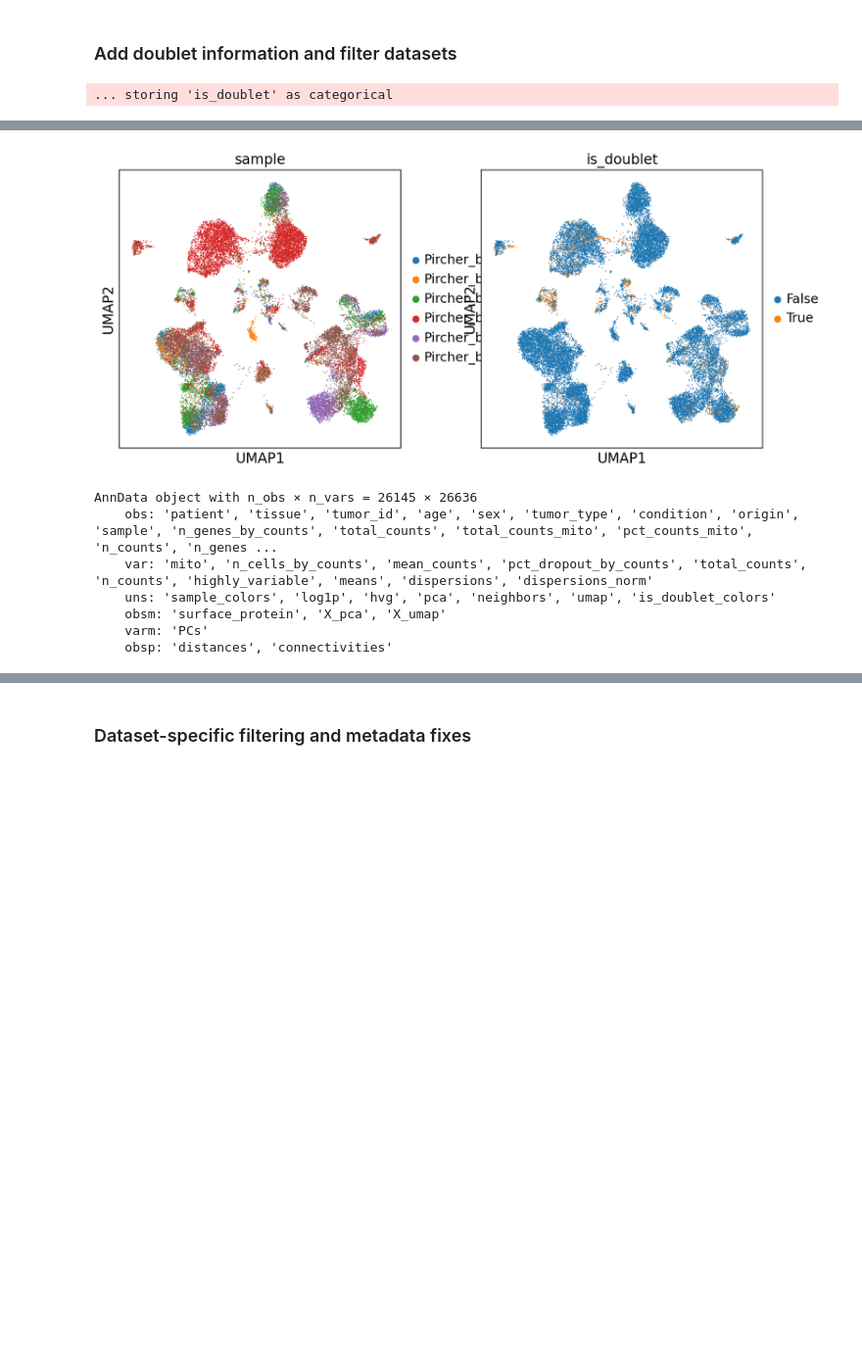
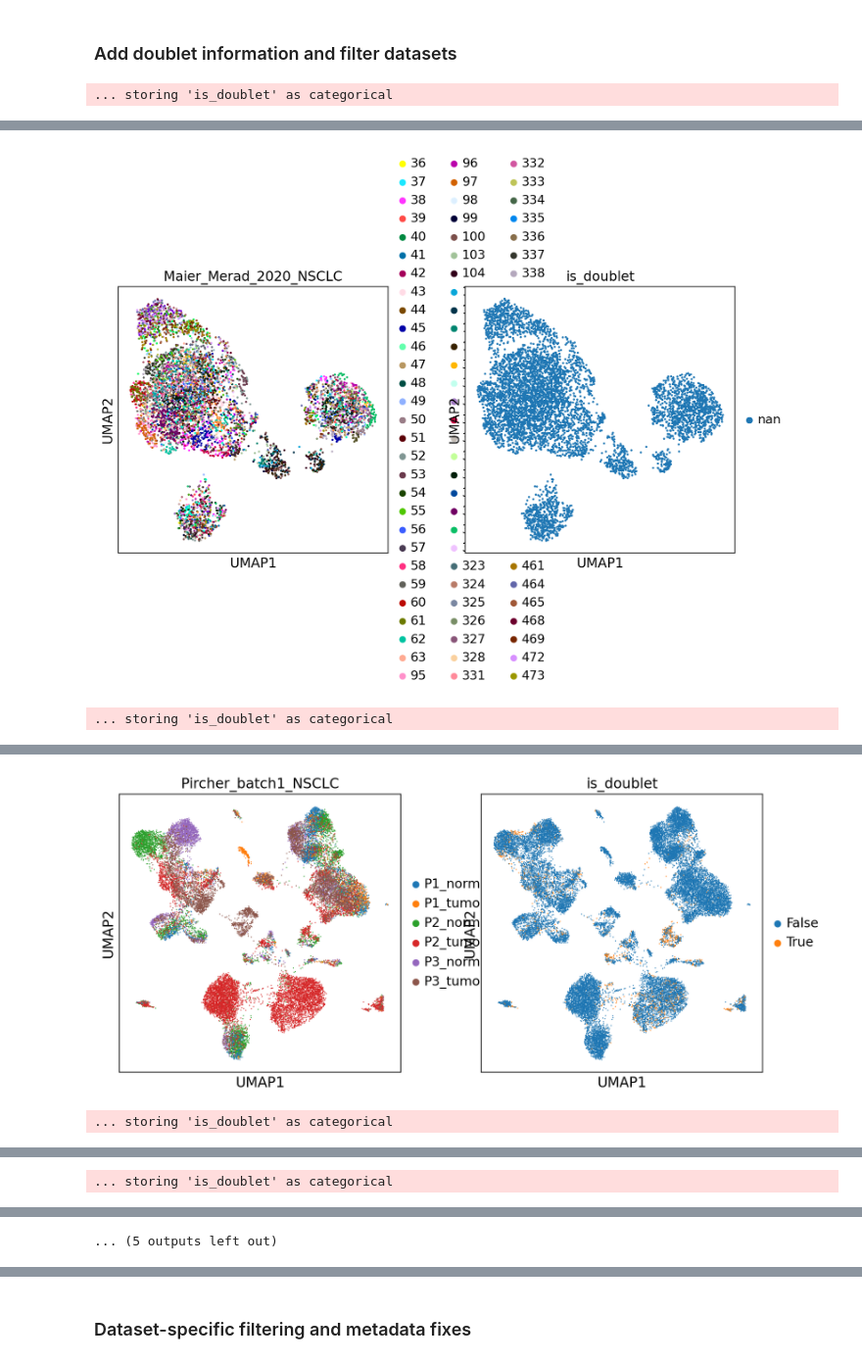
Before and after one commit to icbi-lab/luca, a Jupyter notebook: analyses/50_integrate_scrnaseq_data/integrate_all.ipynb, the cells around one changed output, grey strips where cells are left out. Shown at 98% size. Saved outputs shown, nothing was run; the diff lists cells and outputs as text; code cells hidden in the pictures; blank space fills up the shorter version.

Commit message:
Prepare data for merging

```diff
--- a/analyses/50_integrate_scrnaseq_data/integrate_all.ipynb
+++ b/analyses/50_integrate_scrnaseq_data/integrate_all.ipynb
@@ -50,16 +47,16 @@ This is where adjacency matrices should go now.
 doublet_files = {
     "Adams_Kaminski_2020_COPD": "../../data/20_qc_norm_scrnaseq/02_solo/Adams_Kaminski_2020_COPD/Adams_Kaminski_2020_COPD.is_doublet.csv",
     "Goveia_Carmeliet_2020_NSCLC": "../../data/20_qc_norm_scrnaseq/02_solo/Goveia_Carmeliet_2020_NSCLC/Goveia_Carmeliet_2020_NSCLC.is_doublet.csv",
-    "Guo_Zhang_2018_NSCLC": "../../data/20_qc_norm_scrnaseq/02_solo/Guo_Zhang_2018_NSCLC/Guo_Zhang_2018_NSCLC.is_doublet.csv",
+   # No doublet filtering for smartseq2
+   #  "Guo_Zhang_2018_NSCLC": "../../data/20_qc_norm_scrnaseq/02_solo/Guo_Zhang_2018_NSCLC/Guo_Zhang_2018_NSCLC.is_doublet.csv",
     "Lambrechts_2018_LUAD_6149": "../../data/20_qc_norm_scrnaseq/02_solo/Lambrechts_2018_LUAD_6149/Lambrechts_2018_LUAD_6149.is_doublet.csv",
     "Laughney_Massague_2020_NSCLC": "../../data/20_qc_norm_scrnaseq/02_solo/Laughney_Massague_2020_NSCLC/Laughney_Massague_2020_NSCLC.is_doublet.csv",
     "Maier_Merad_2020_NSCLC": "../../data/20_qc_norm_scrnaseq/02_solo/Maier_Merad_2020_NSCLC/Maier_Merad_2020_NSCLC.is_doublet.csv",
-    "Mayr_Schiller_2020_pulmonary-fibrosis": "../../data/10_public_datasets/Mayr_Schiller_2020_pulmonary-fibrosis/h5ad/integrated_human_dataset.h5ad",
     "Pircher_batch1_NSCLC":"../../data/20_qc_norm_scrnaseq/02_solo/batch1_3patients/batch1_3patients.is_doublet.csv"
 }
 # %% [markdown]
 ### Add doublet information and filter datasets
 # %%
-datasets_vis = process_map(add_doublet_annotation, [datasets[k] for k in doublet_files], doublet_files.values())
+datasets_vis = process_map(add_doublet_annotation, [datasets[k] for k in doublet_files], doublet_files.values(), doublet_files.keys(), max_workers=16)
 # %% [output]
 ... storing 'is_doublet' as categorical
@@ -66,8 +64,2 @@ datasets_vis = process_map(add_doublet_annotation, [datasets[k] for k in doublet
-[figure, old version]
+[figure, new version]
-AnnData object with n_obs × n_vars = 26145 × 26636
-    obs: 'patient', 'tissue', 'tumor_id', 'age', 'sex', 'tumor_type', 'condition', 'origin', 'sample', 'n_genes_by_counts', 'total_counts', 'total_counts_mito', 'pct_counts_mito', 'n_counts', 'n_genes ...
-    var: 'mito', 'n_cells_by_counts', 'mean_counts', 'pct_dropout_by_counts', 'total_counts', 'n_counts', 'highly_variable', 'means', 'dispersions', 'dispersions_norm'
-    uns: 'sample_colors', 'log1p', 'hvg', 'pca', 'neighbors', 'umap', 'is_doublet_colors'
-    obsm: 'surface_protein', 'X_pca', 'X_umap'
-    varm: 'PCs'
-    obsp: 'distances', 'connectivities'
+... storing 'is_doublet' as categorical
@@ -73,0 +67,2 @@ AnnData object with n_obs × n_vars = 26145 × 26636
+[figure, added]
+... storing 'is_doublet' as categorical
@@ -73,0 +71 @@ AnnData object with n_obs × n_vars = 26145 × 26636
+... storing 'is_doublet' as categorical
@@ -74 +74,2 @@ AnnData object with n_obs × n_vars = 26145 × 26636
+... (5 outputs left out)
 # %%
```
Also changed, not shown: parts of 4 cells of this notebook, 1 other file.
